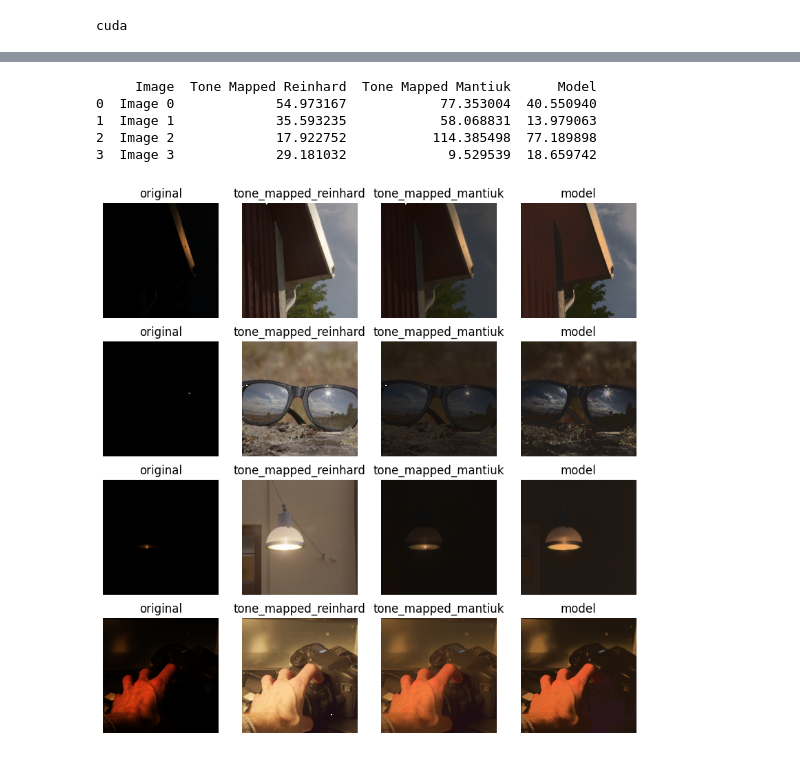
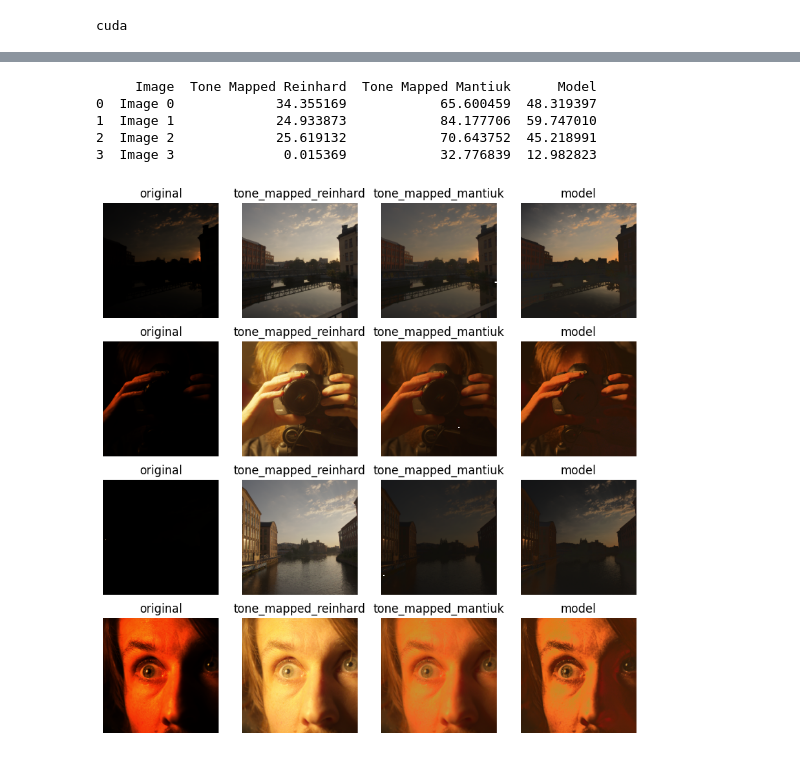
Before and after one commit to twezowic/SIGK, a Jupyter notebook: lab2/note.ipynb, the cells around one changed output, grey strips where cells are left out. Drawn from its saved outputs; the diff is of its cells as text; code cells hidden in the pictures.

```diff
--- a/lab2/note.ipynb
+++ b/lab2/note.ipynb
@@ -357,7 +359,7 @@ fig, axes = plt.subplots(4, 4, figsize=(10, 10))
 results = []
 
 for i in range(4):
-    image = val_dataset[i]
+    image = random.choice(val_dataset)
     image_org = clip(image.numpy().transpose(1, 2, 0))
     image = image.unsqueeze(0).to(device)
 
@@ -372,35 +374,35 @@ for i in range(4):
     axes[i, 0].imshow(fix_colors(image_org))
     axes[i, 0].axis('off')
     axes[i, 0].set_title("original")
 
     axes[i, 1].imshow(fix_colors(tone_mapped_reinhard))
     axes[i, 1].axis('off')
     axes[i, 1].set_title("tone_mapped_reinhard")
 
     axes[i, 2].imshow(fix_colors(tone_mapped_mantiuk))
     axes[i, 2].axis('off')
     axes[i, 2].set_title("tone_mapped_mantiuk")
 
     axes[i, 3].imshow(fix_colors(result_corrected))
     axes[i, 3].axis('off')
     axes[i, 3].set_title("model")
 
     eval_reinhard = evaluate_image(image=tone_mapped_reinhard)
     eval_mantiuk = evaluate_image(image=tone_mapped_mantiuk)
     eval_model = evaluate_image(image=result_corrected)
 
     results.append({
         'Image': f'Image {i}',
         'Tone Mapped Reinhard': eval_reinhard,
         'Tone Mapped Mantiuk': eval_mantiuk,
         'Model': eval_model
     })
 
 print(pd.DataFrame(results))
 # %% [output]
      Image  Tone Mapped Reinhard  Tone Mapped Mantiuk      Model
-0  Image 0             54.973167            77.353004  40.550940
-1  Image 1             35.593235            58.068831  13.979063
-2  Image 2             17.922752           114.385498  77.189898
-3  Image 3             29.181032             9.529539  18.659742
+0  Image 0             34.355169            65.600459  48.319397
+1  Image 1             24.933873            84.177706  59.747010
+2  Image 2             25.619132            70.643752  45.218991
+3  Image 3              0.015369            32.776839  12.982823
-[figure, old version]
+[figure, new version]
```
Also changed, not shown: parts of 3 cells of this notebook, 2 other files.
